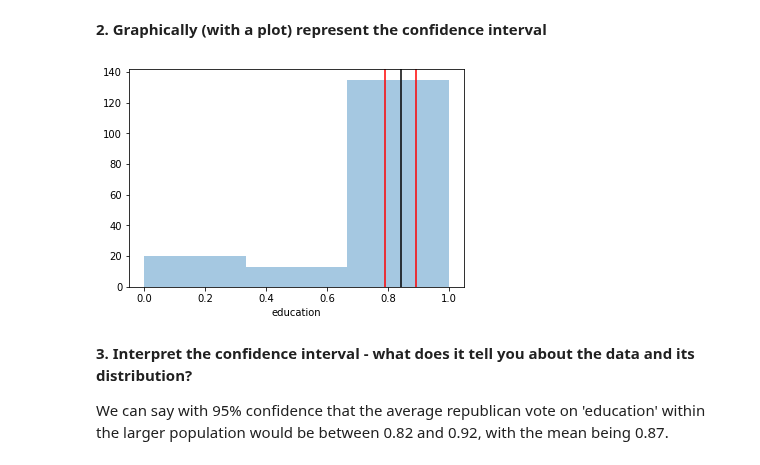
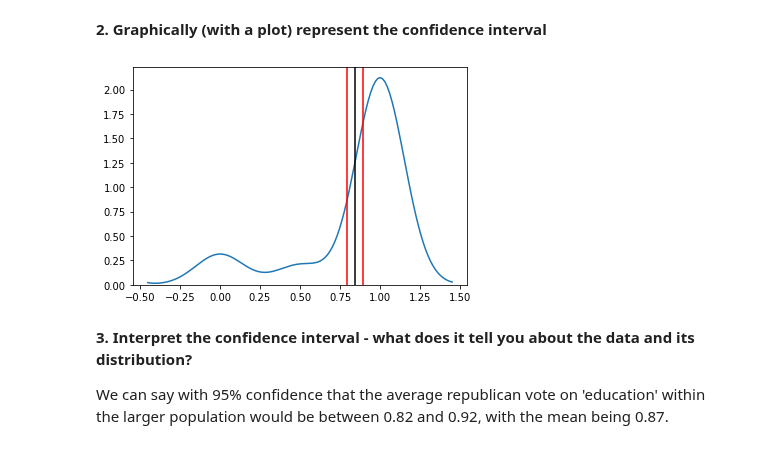
Before and after one commit to bloominstituteoftechnology/DS-Unit-1-Sprint-2-Statistics, a Jupyter notebook: module2/LS_DS_122_Sampling_Confidence_Intervals_and_Hypothesis_Testing_Assignment.ipynb, the cells around one changed output. Cells and saved outputs as stored; diff of their text form; code cells hidden in the pictures.

```diff
--- a/module2/LS_DS_122_Sampling_Confidence_Intervals_and_Hypothesis_Testing_Assignment.ipynb
+++ b/module2/LS_DS_122_Sampling_Confidence_Intervals_and_Hypothesis_Testing_Assignment.ipynb
@@ -95,16 +95,17 @@ confidence_interval(republican['education'])
 # %%
 import seaborn as sns
 import matplotlib.pyplot as plt
 
 plot_data = republican['education']
 
-sns.distplot(plot_data, kde=False, bins=3)
+#sns.distplot(plot_data, kde=False, bins=3)
+sns.kdeplot(plot_data.values, bw=0.15)
 ci = confidence_interval(plot_data)
 plt.axvline(x=ci[1], color='red')
 plt.axvline(x=ci[2], color='red')
 plt.axvline(x=ci[0], color='k');
 # %% [output]
-[figure, old version]
+[figure, new version]
 # %% [markdown]
 **3. Interpret the confidence interval - what does it tell you about the data and its distribution?**
 
```
Also changed, not shown: parts of 3 cells of this notebook.
